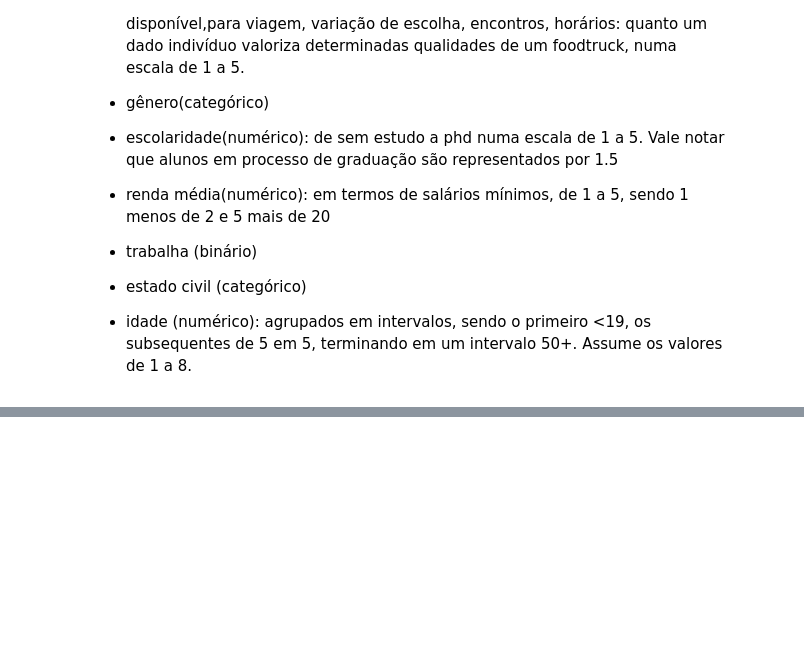
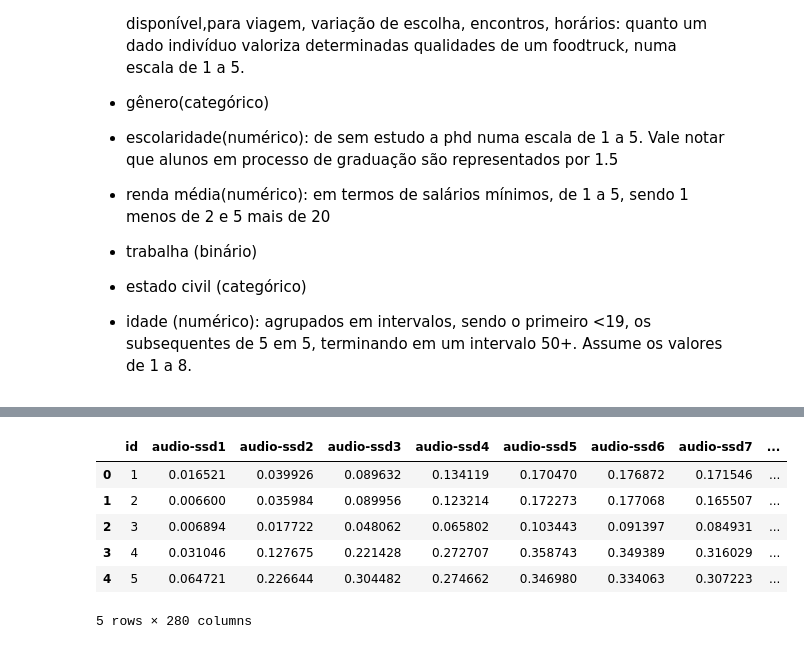
Before and after one commit to LeoRyu18/AM2_T1, a Jupyter notebook: AM2_T1.ipynb, the cells around one changed output, grey strips where cells are left out. Saved outputs shown, nothing was run; the diff lists cells and outputs as text; code cells hidden in the pictures; blank space fills up the shorter version.

```diff
--- a/AM2_T1.ipynb
+++ b/AM2_T1.ipynb
@@ -408,0 +482,12 @@ Revocação = 0.30416666666666664
+# %%
+#Carregar o dataset de treino
+df_birds_train = pd.read_csv("https://raw.githubusercontent.com/LeoRyu18/AM2_T1/main/csv_result-birds-train.csv")
+df_birds_train.head()
+# %% [output]
+|  | id | audio-ssd1 | audio-ssd2 | audio-ssd3 | audio-ssd4 | audio-ssd5 | audio-ssd6 | audio-ssd7 | ... |
+| 0 | 1 | 0.016521 | 0.039926 | 0.089632 | 0.134119 | 0.170470 | 0.176872 | 0.171546 | ... |
+| 1 | 2 | 0.006600 | 0.035984 | 0.089956 | 0.123214 | 0.172273 | 0.177068 | 0.165507 | ... |
+| 2 | 3 | 0.006894 | 0.017722 | 0.048062 | 0.065802 | 0.103443 | 0.091397 | 0.084931 | ... |
+| 3 | 4 | 0.031046 | 0.127675 | 0.221428 | 0.272707 | 0.358743 | 0.349389 | 0.316029 | ... |
+| 4 | 5 | 0.064721 | 0.226644 | 0.304482 | 0.274662 | 0.346980 | 0.334063 | 0.307223 | ... |
+5 rows × 280 columns
```
Also changed, not shown: parts of 25 cells of this notebook.
